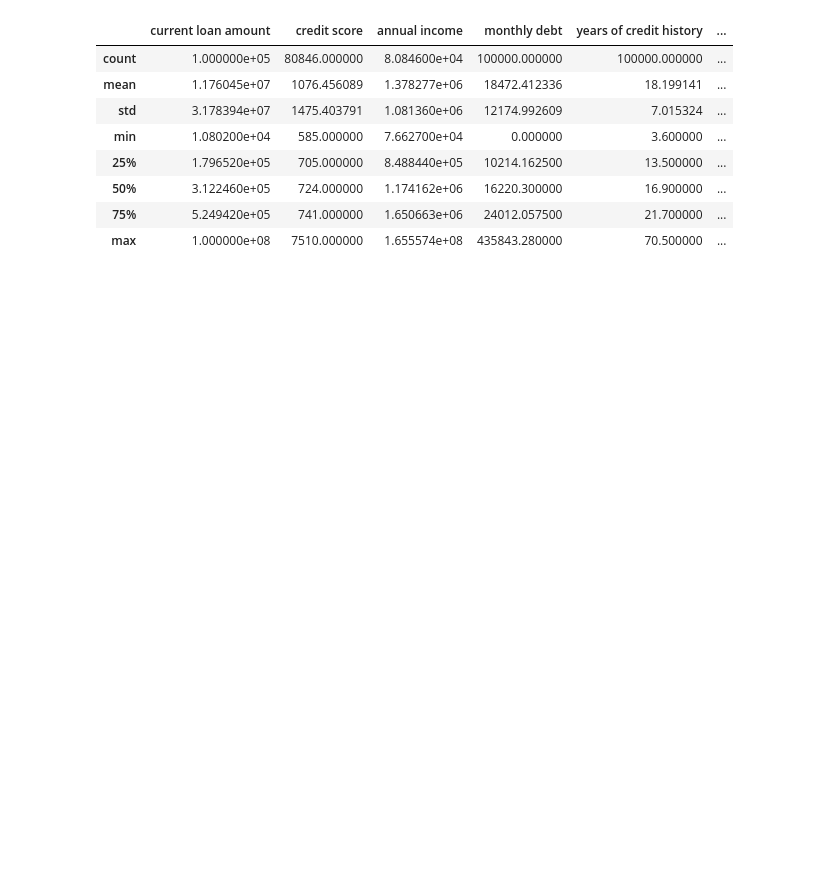
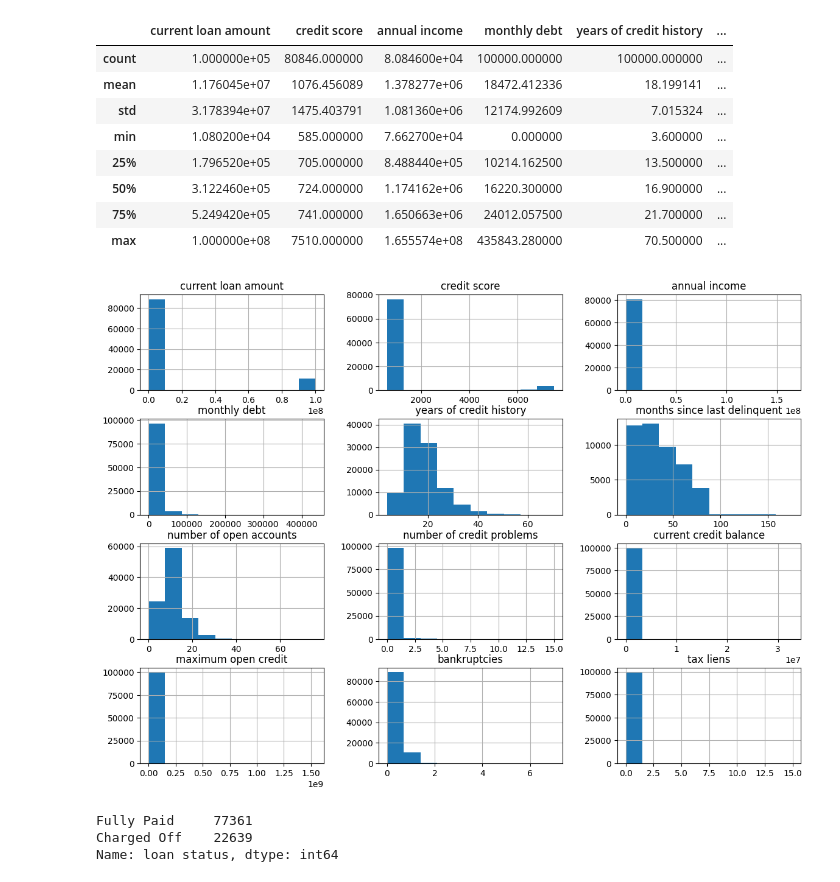
Before and after one commit to abideen-olawuwo/loancredit, a Jupyter notebook: credit.ipynb, the cells around one changed output. Saved outputs shown, nothing was run; the diff lists cells and outputs as text; code cells hidden in the pictures; blank space fills up the shorter version.

```diff
--- a/credit.ipynb
+++ b/credit.ipynb
@@ -93,3 +93,14 @@ df_train.describe()
 | 50% | 3.122460e+05 | 724.000000 | 1.174162e+06 | 16220.300000 | 16.900000 | ... |
 | 75% | 5.249420e+05 | 741.000000 | 1.650663e+06 | 24012.057500 | 21.700000 | ... |
 | max | 1.000000e+08 | 7510.000000 | 1.655574e+08 | 435843.280000 | 70.500000 | ... |
+# %%
+df_train.hist(bins = 10 , figsize= (14,10))
+plt.show()
+# %% [output]
+[figure, added]
+# %%
+df_train['loan status'].value_counts()
+# %% [output]
+Fully Paid     77361
+Charged Off    22639
+Name: loan status, dtype: int64
```
Also changed, not shown: parts of 2 cells of this notebook.
